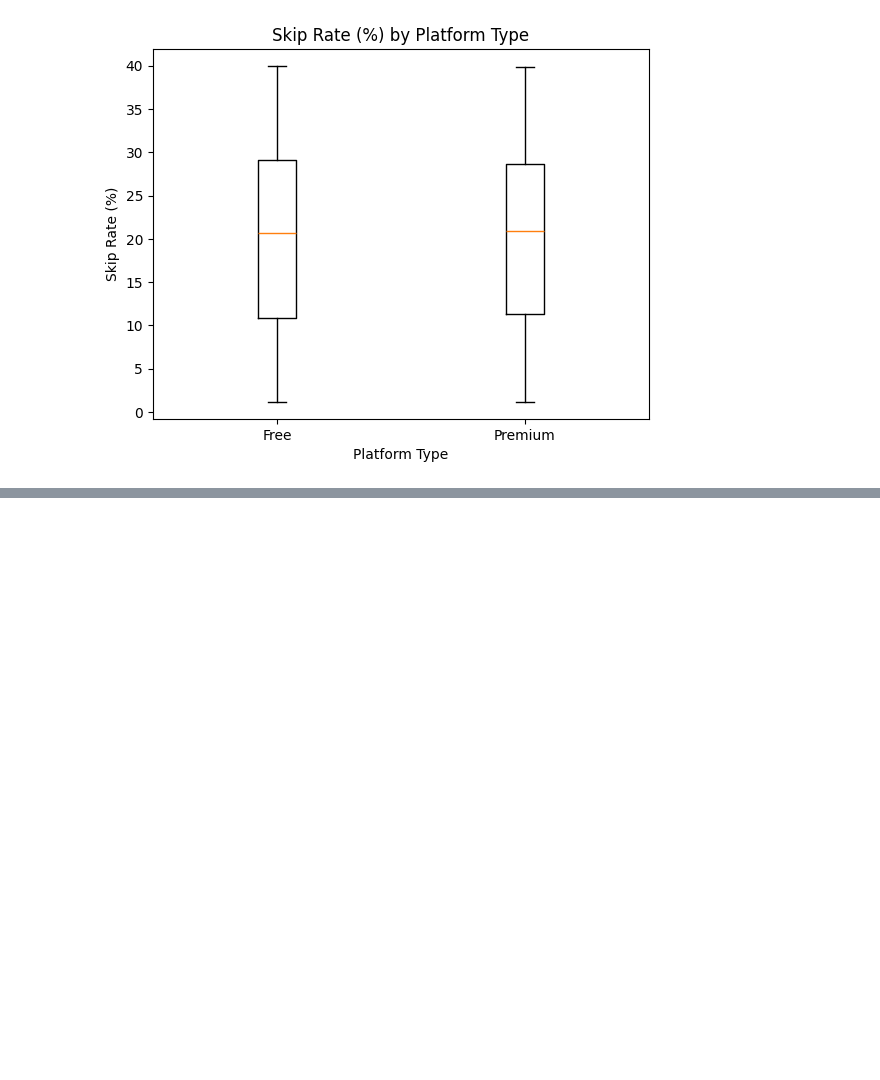
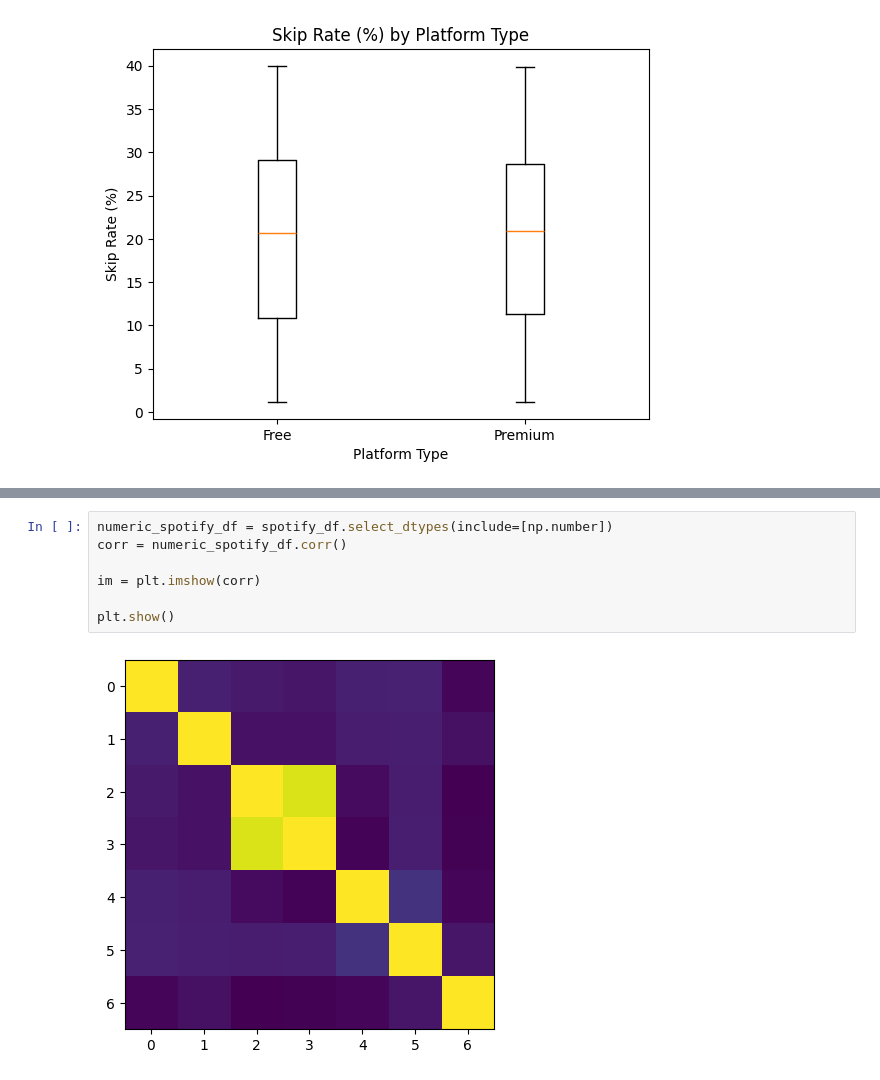
Before and after one commit to sithid/learning_plots_JamesGlosser, a Jupyter notebook: notebooks/plots.ipynb, the cells around one changed output, grey strips where cells are left out. Saved outputs shown, nothing was run; the diff lists cells and outputs as text; blank space fills up the shorter version.

Commit message:
heatmaps

```diff
--- a/notebooks/plots.ipynb
+++ b/notebooks/plots.ipynb
@@ -565,0 +576,9 @@ plt.show()
+# %%
+numeric_spotify_df = spotify_df.select_dtypes(include=[np.number])
+corr = numeric_spotify_df.corr()
+
+im = plt.imshow(corr)
+
+plt.show()
+# %% [output]
+[figure, added]
```
Also changed, not shown: parts of 4 cells of this notebook.
